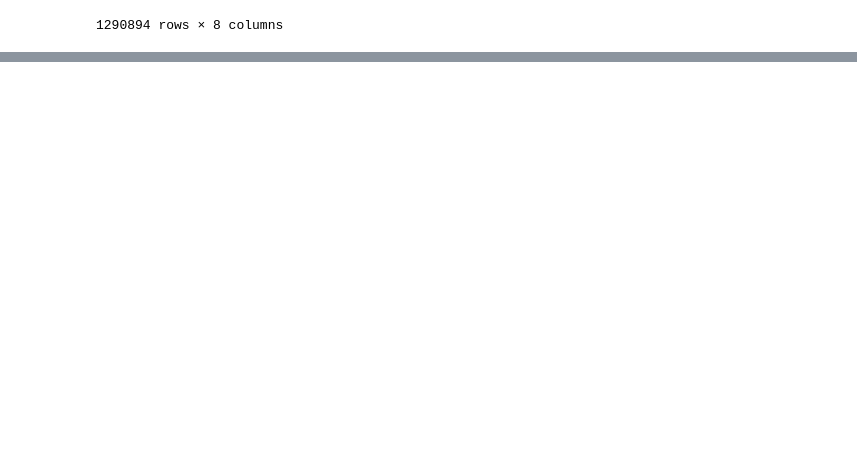
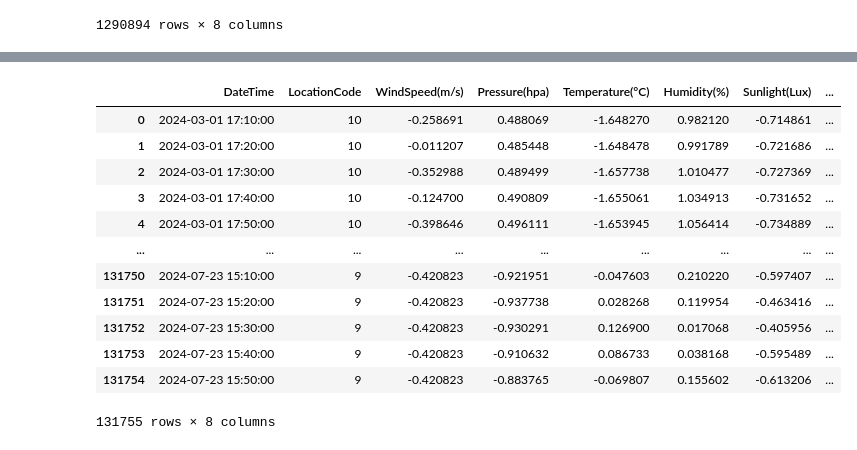
Before and after one commit to weiso131/power_generation_predict, a Jupyter notebook: use_lstm.ipynb, the cells around one changed output, grey strips where cells are left out. Cells and saved outputs as stored; diff of their text form; code cells hidden in the pictures; blank space fills up the shorter version.

```diff
--- a/use_lstm.ipynb
+++ b/use_lstm.ipynb
@@ -64,0 +46,34 @@ df
+# %%
+
+def mean_10min(df):
+    location = df["LocationCode"].unique()
+    new_df = pd.DataFrame()
+
+    for l in location:
+        l_df = df[df["LocationCode"] == l]
+        l_df.set_index('DateTime', inplace=True)
+        l_df = l_df.resample('10min').mean().dropna()  # 將 '10T' 改為 '10min'
+        l_df = l_df.reset_index()
+        l_df["LocationCode"] = l  # 添加 LocationCode 列
+        #l_df = l_df.drop(columns=["DateTime", "LocationCode"])  # 如果不需要 DateTime 列的話可以刪除
+
+        # 將 l_df 與 new_df 合併
+        new_df = pd.concat([new_df, l_df], ignore_index=True)
+
+    return new_df
+
+df = mean_10min(df)
+# %% [output]
+|  | DateTime | LocationCode | WindSpeed(m/s) | Pressure(hpa) | Temperature(°C) | Humidity(%) | Sunlight(Lux) | ... |
+| 0 | 2024-03-01 17:10:00 | 10 | -0.258691 | 0.488069 | -1.648270 | 0.982120 | -0.714861 | ... |
+| 1 | 2024-03-01 17:20:00 | 10 | -0.011207 | 0.485448 | -1.648478 | 0.991789 | -0.721686 | ... |
+| 2 | 2024-03-01 17:30:00 | 10 | -0.352988 | 0.489499 | -1.657738 | 1.010477 | -0.727369 | ... |
+| 3 | 2024-03-01 17:40:00 | 10 | -0.124700 | 0.490809 | -1.655061 | 1.034913 | -0.731652 | ... |
+| 4 | 2024-03-01 17:50:00 | 10 | -0.398646 | 0.496111 | -1.653945 | 1.056414 | -0.734889 | ... |
+| ... | ... | ... | ... | ... | ... | ... | ... | ... |
+| 131750 | 2024-07-23 15:10:00 | 9 | -0.420823 | -0.921951 | -0.047603 | 0.210220 | -0.597407 | ... |
+| 131751 | 2024-07-23 15:20:00 | 9 | -0.420823 | -0.937738 | 0.028268 | 0.119954 | -0.463416 | ... |
+| 131752 | 2024-07-23 15:30:00 | 9 | -0.420823 | -0.930291 | 0.126900 | 0.017068 | -0.405956 | ... |
+| 131753 | 2024-07-23 15:40:00 | 9 | -0.420823 | -0.910632 | 0.086733 | 0.038168 | -0.595489 | ... |
+| 131754 | 2024-07-23 15:50:00 | 9 | -0.420823 | -0.883765 | -0.069807 | 0.155602 | -0.613206 | ... |
+131755 rows × 8 columns
```
Also changed, not shown: parts of 14 cells of this notebook, 1 other file.
